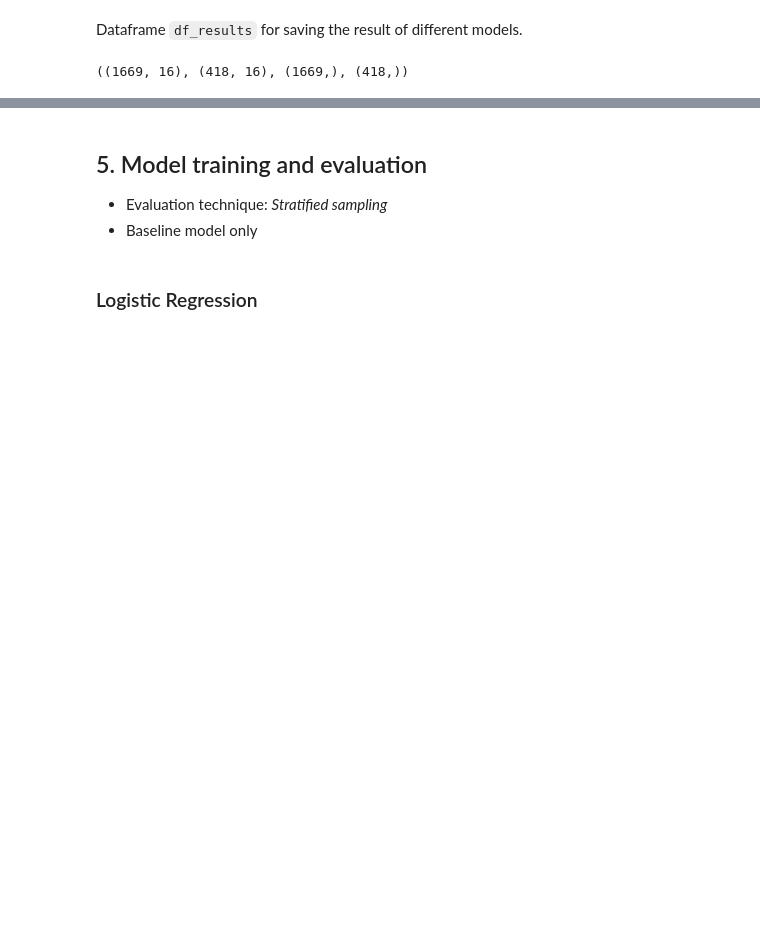
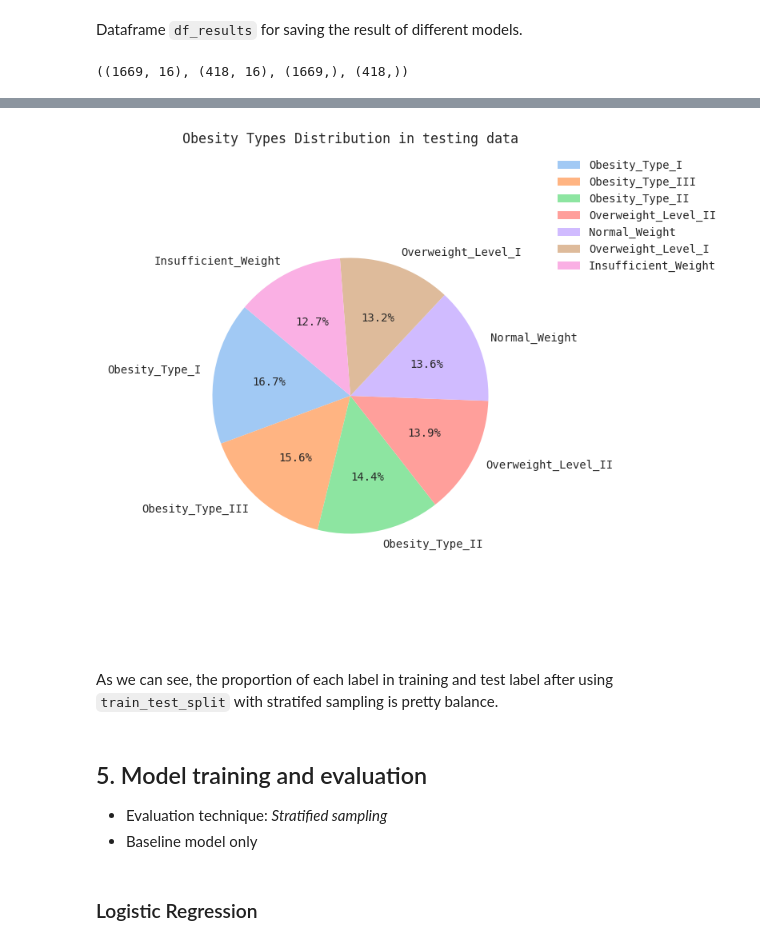
Before and after one commit to helloitsurdvq/ObesityLevelClassification, a Jupyter notebook: src/01_simplePreprocessing.ipynb, the cells around one changed output, grey strips where cells are left out. Cells and saved outputs as stored; diff of their text form; code cells hidden in the pictures; blank space fills up the shorter version.

```diff
--- a/src/01_simplePreprocessing.ipynb
+++ b/src/01_simplePreprocessing.ipynb
@@ -331,3 +367,19 @@ X_train.shape, X_test.shape, y_train.shape, y_test.shape
+# %%
+nobeyesdadVC_y_test = y_test.value_counts()
+labels = nobeyesdadVC_y_test.index.tolist()
+sizes = nobeyesdadVC_y_test.values.tolist()
+colors = sns.color_palette('pastel')[0:10]
+
+plt.figure(figsize=(8, 8))
+plt.pie(sizes, labels=labels, colors= colors, autopct='%1.1f%%', startangle=140, radius=0.7)
+plt.legend(loc='upper left', bbox_to_anchor=(0.9, 1))
+plt.title('Obesity Types Distribution in testing data')
+
+plt.show()
+# %% [output]
+[figure, added]
+# %% [markdown]
+As we can see, the proportion of each label in training and test label after using `train_test_split` with stratifed sampling is pretty balance.
 # %%
 metrics = {'accuracy': accuracy_scorer, 'f1': f1_scorer}
 # %% [markdown]
```
Also changed, not shown: parts of 5 cells of this notebook, 4 other files.
